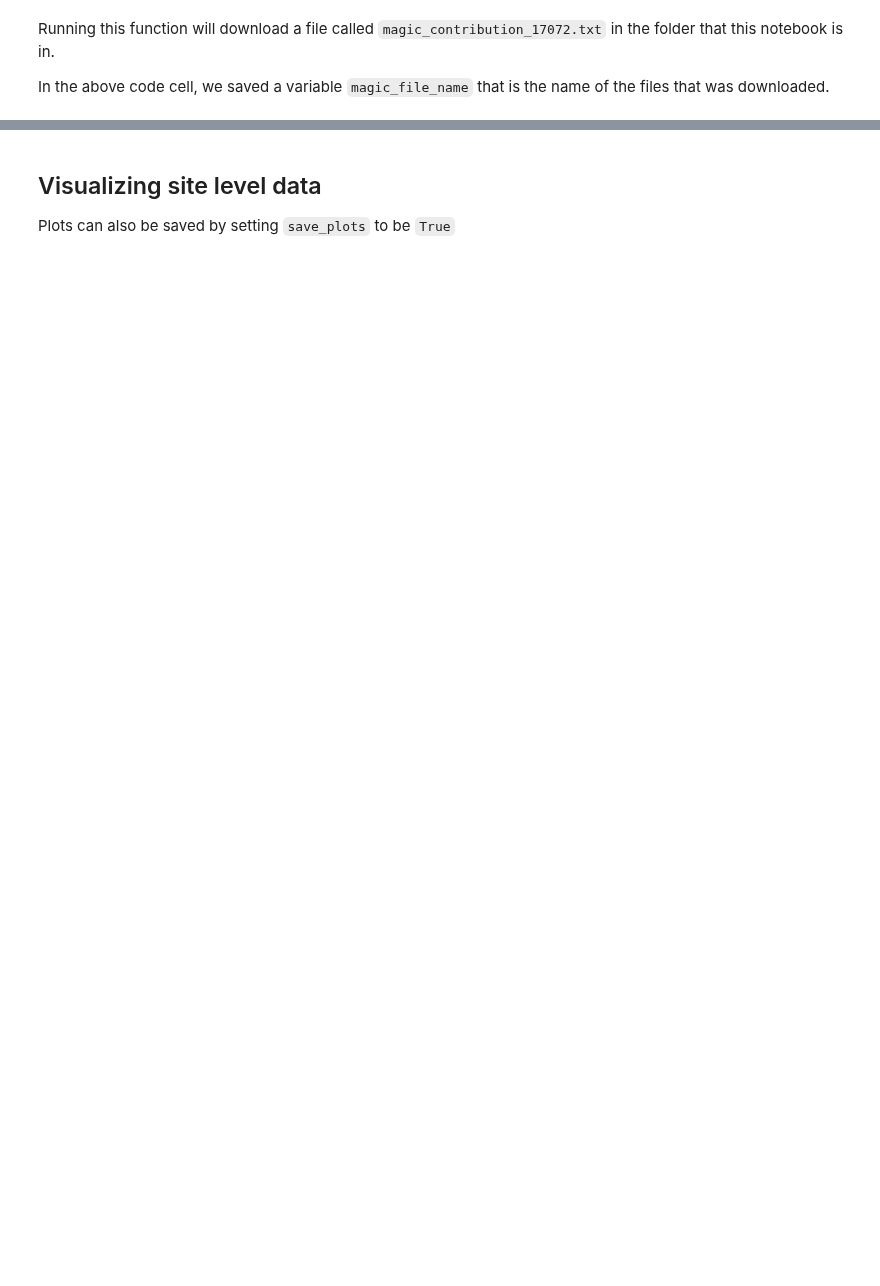
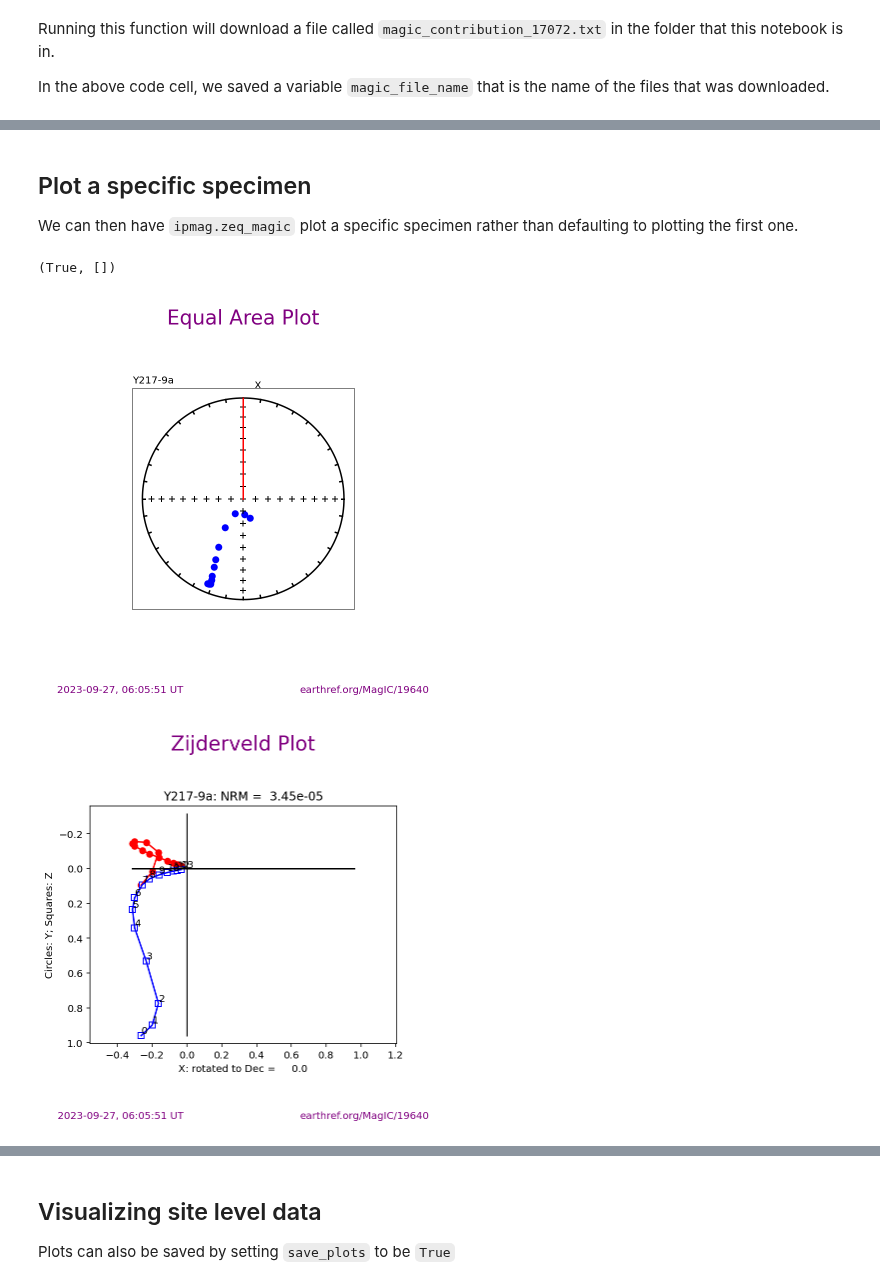
Before and after one commit to PmagPy/PmagPy-docs, a Jupyter notebook: example_notebooks/template_notebooks/Inspecting_MagIC_directional_data.ipynb, the cells around one changed output, grey strips where cells are left out. Drawn from its saved outputs; the diff is of its cells as text; code cells hidden in the pictures; blank space fills up the shorter version.

Commit message:
progress on inspecting MagIC data notebook

````diff
--- a/example_notebooks/template_notebooks/Inspecting_MagIC_directional_data.ipynb
+++ b/example_notebooks/template_notebooks/Inspecting_MagIC_directional_data.ipynb
@@ -25,3 +24,7 @@ result, magic_file_name = ipmag.download_magic_from_id(magic_id)
+# %%
+doi = '10.1007/S00445-023-01665-W'
+directory = './inspecting_MagIC_data/'
+result, magic_file_name = ipmag.download_magic_from_doi(doi, directory = directory)
 # %% [markdown]
 Running this function will download a file called ```magic_contribution_17072.txt``` in the folder that this notebook is in.
 
@@ -73,0 +106,14 @@ AttributeError: module 'pmagpy.pmagplotlib' has no attribute 'add_borders'
+# %% [markdown]
+## Plot a specific specimen
+
+We can then have `ipmag.zeq_magic` plot a specific specimen rather than defaulting to plotting the first one.
+# %%
+specimen_to_plot = 'Y217-9a'
+
+ipmag.zeq_magic(save_plots=False,
+                input_dir_path=directory,
+                specimen=specimen_to_plot)
+# %% [output]
+(True, [])
+[figure, added]
+[figure, added]
````
Also changed, not shown: parts of 23 cells of this notebook.
